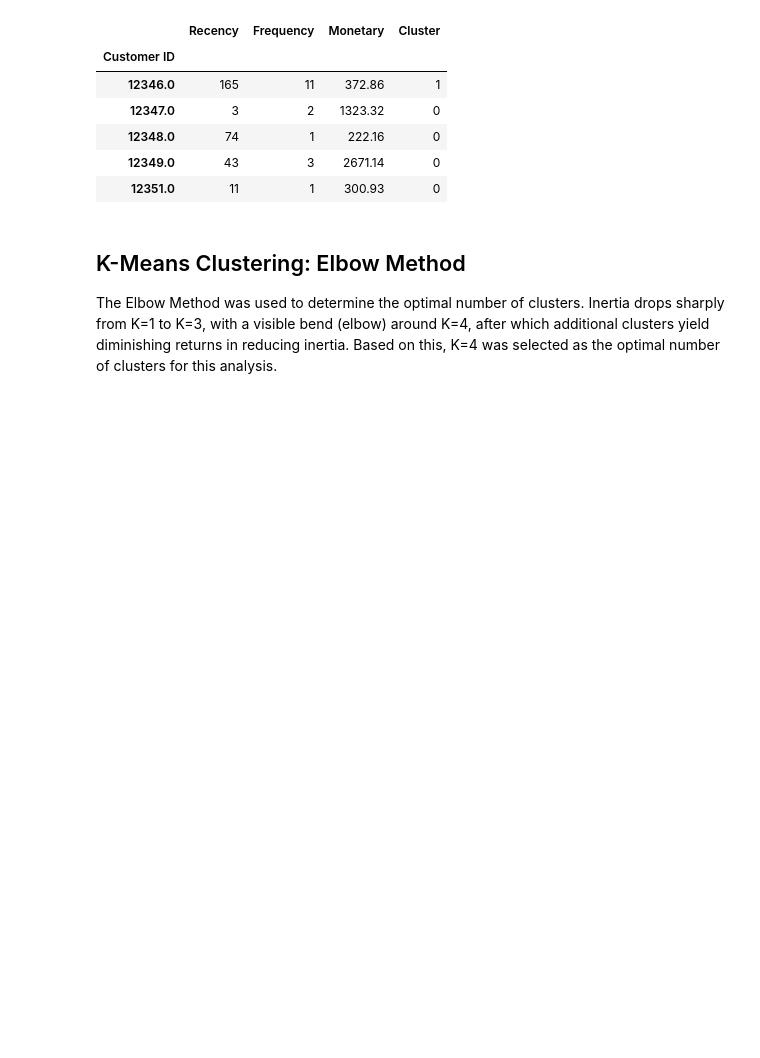
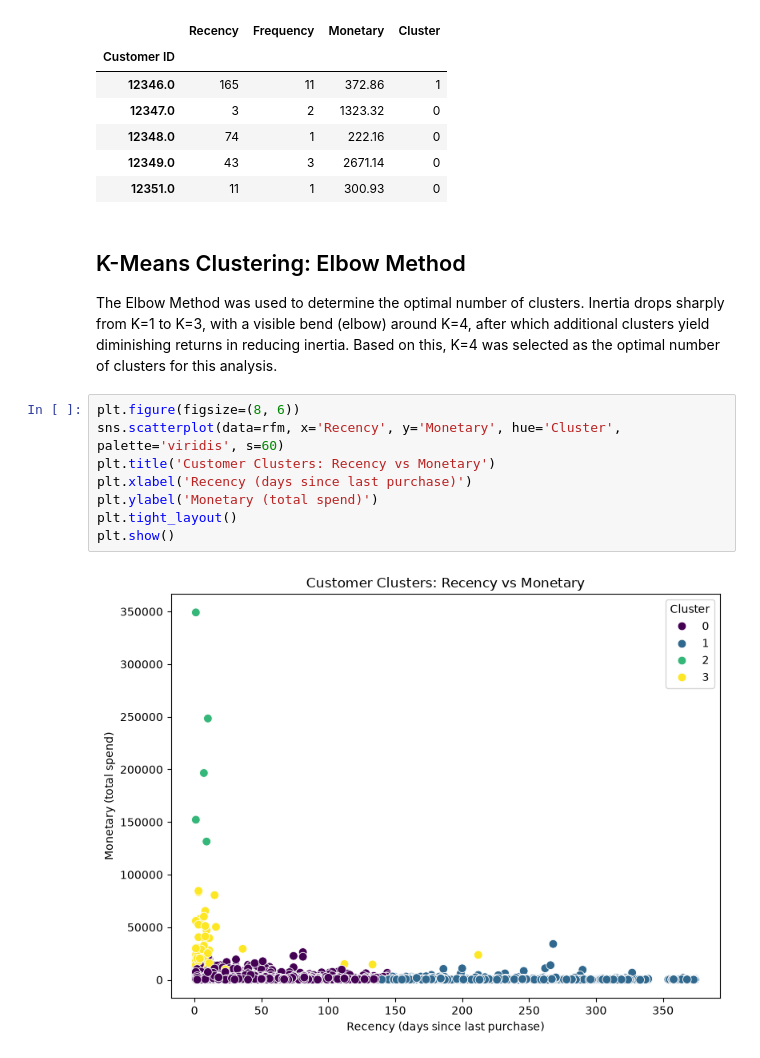
Before and after one commit to marselvna/OIBSIP, a Jupyter notebook: DataAnalytics-L1-CustomerSegmentation/main.ipynb, the cells around one changed output. Saved outputs shown, nothing was run; the diff lists cells and outputs as text; blank space fills up the shorter version.

Commit message:
Apply K-Means clustering with Elbow Method (K=4)

```diff
--- a/DataAnalytics-L1-CustomerSegmentation/main.ipynb
+++ b/DataAnalytics-L1-CustomerSegmentation/main.ipynb
@@ -195,3 +195,13 @@ Inertia drops sharply from K=1 to K=3, with a visible bend (elbow)
 around K=4, after which additional clusters yield diminishing returns
 in reducing inertia. Based on this, K=4 was selected as the optimal
 number of clusters for this analysis.
+# %%
+plt.figure(figsize=(8, 6))
+sns.scatterplot(data=rfm, x='Recency', y='Monetary', hue='Cluster', palette='viridis', s=60)
+plt.title('Customer Clusters: Recency vs Monetary')
+plt.xlabel('Recency (days since last purchase)')
+plt.ylabel('Monetary (total spend)')
+plt.tight_layout()
+plt.show()
+# %% [output]
+[figure, added]
```
